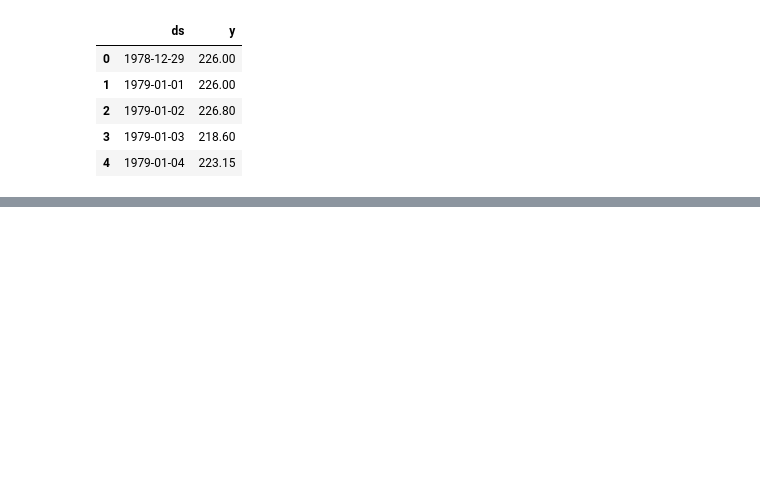
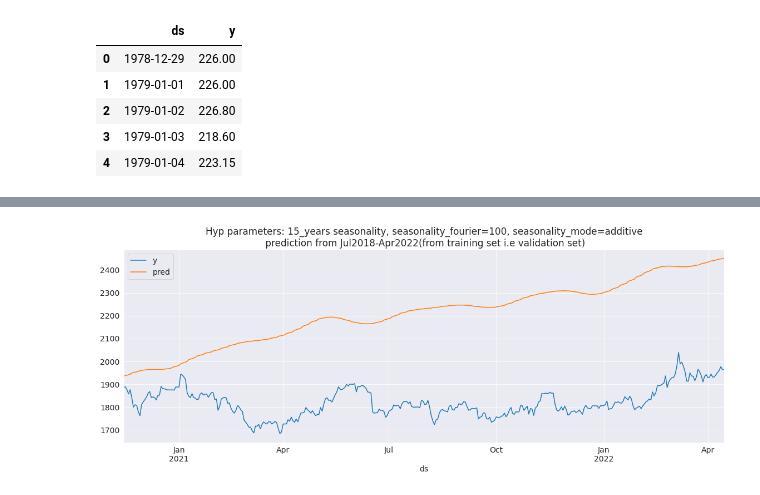
Before and after one commit to ahmadmustafaanis/Gold-Price-Prediction-API, a Jupyter notebook: src/SeasonalityTesting.ipynb, the cells around one changed output, grey strips where cells are left out. Drawn from its saved outputs; the diff is of its cells as text; code cells hidden in the pictures; blank space fills up the shorter version.

```diff
--- a/src/SeasonalityTesting.ipynb
+++ b/src/SeasonalityTesting.ipynb
@@ -87,0 +120,5 @@ prophet_model.plot(pred);
+# %%
+plot_valid(validation_set, 370)
+plt.title("Hyp parameters: 15_years seasonality, seasonality_fourier=100, seasonality_mode=additive\n prediction from Jul2018-Apr2022(from training set i.e validation set)");
+# %% [output]
+[figure, added]
```
Also changed, not shown: parts of 25 cells of this notebook.
